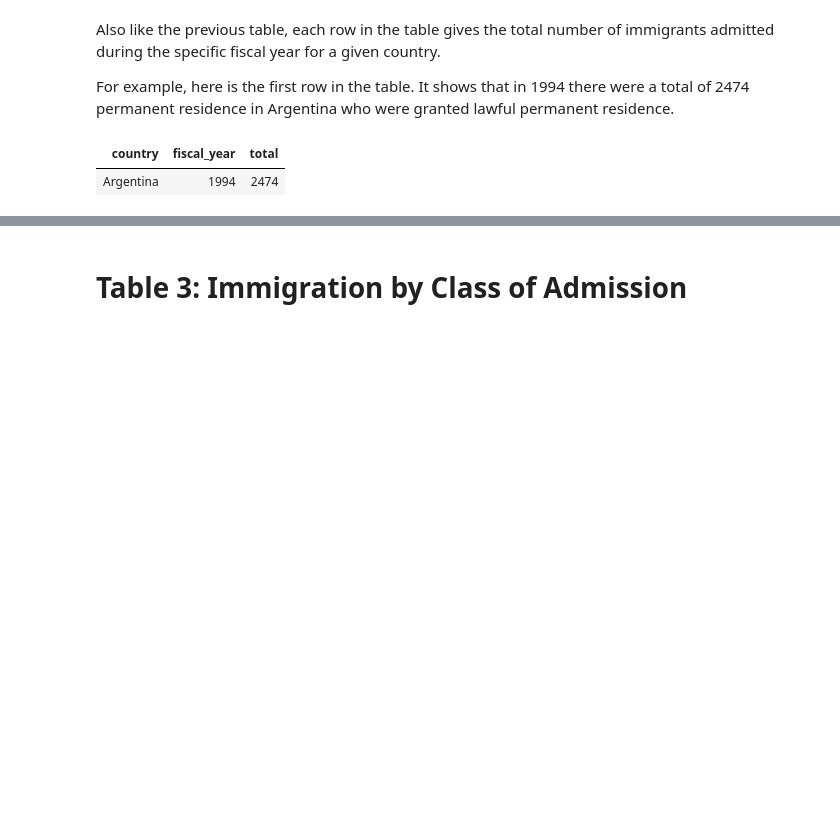
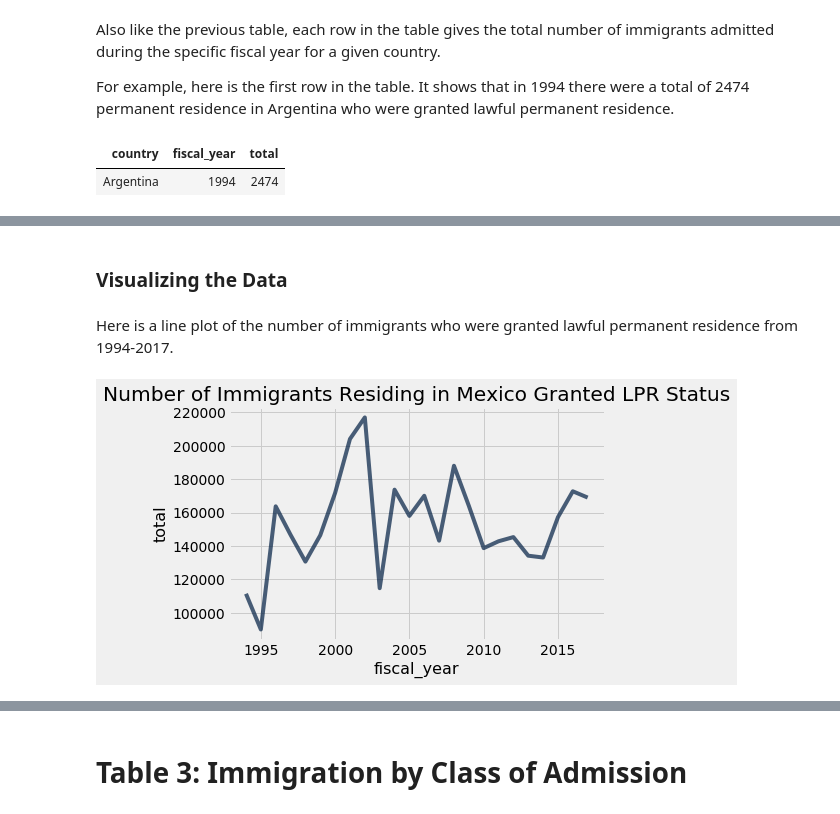
Before and after one commit to ds-modules/POLSCI-5, a Jupyter notebook: Immigration.ipynb, the cells around one changed output, grey strips where cells are left out. Cells and saved outputs as stored; diff of their text form; code cells hidden in the pictures; blank space fills up the shorter version.

```diff
--- a/Immigration.ipynb
+++ b/Immigration.ipynb
@@ -344,0 +360,3 @@ Let's explore a subset of the data again with a specific country -- Mexico.
+# %%
+mexico_residence = permanent_residence.where('country', 'Mexico') #Shows only the data for the country Mexico
+mexico_residence.show(24)
@@ -344,0 +381,10 @@ Let's explore a subset of the data again with a specific country -- Mexico.
+# %% [markdown]
+### Visualizing the Data
+# %% [markdown]
+Here is a line plot of the number of immigrants who were granted lawful permanent residence from 1994-2017.
+# %%
+mexico_residence.plot('fiscal_year', 'total') #generates the line plot with fiscal_year on the x-axis and total on the y-axis
+plt.title('Number of Immigrants Residing in Mexico Granted LPR Status')
+plt.show()
+# %% [output]
+[figure, added]
```
Also changed, not shown: parts of 40 cells of this notebook.
